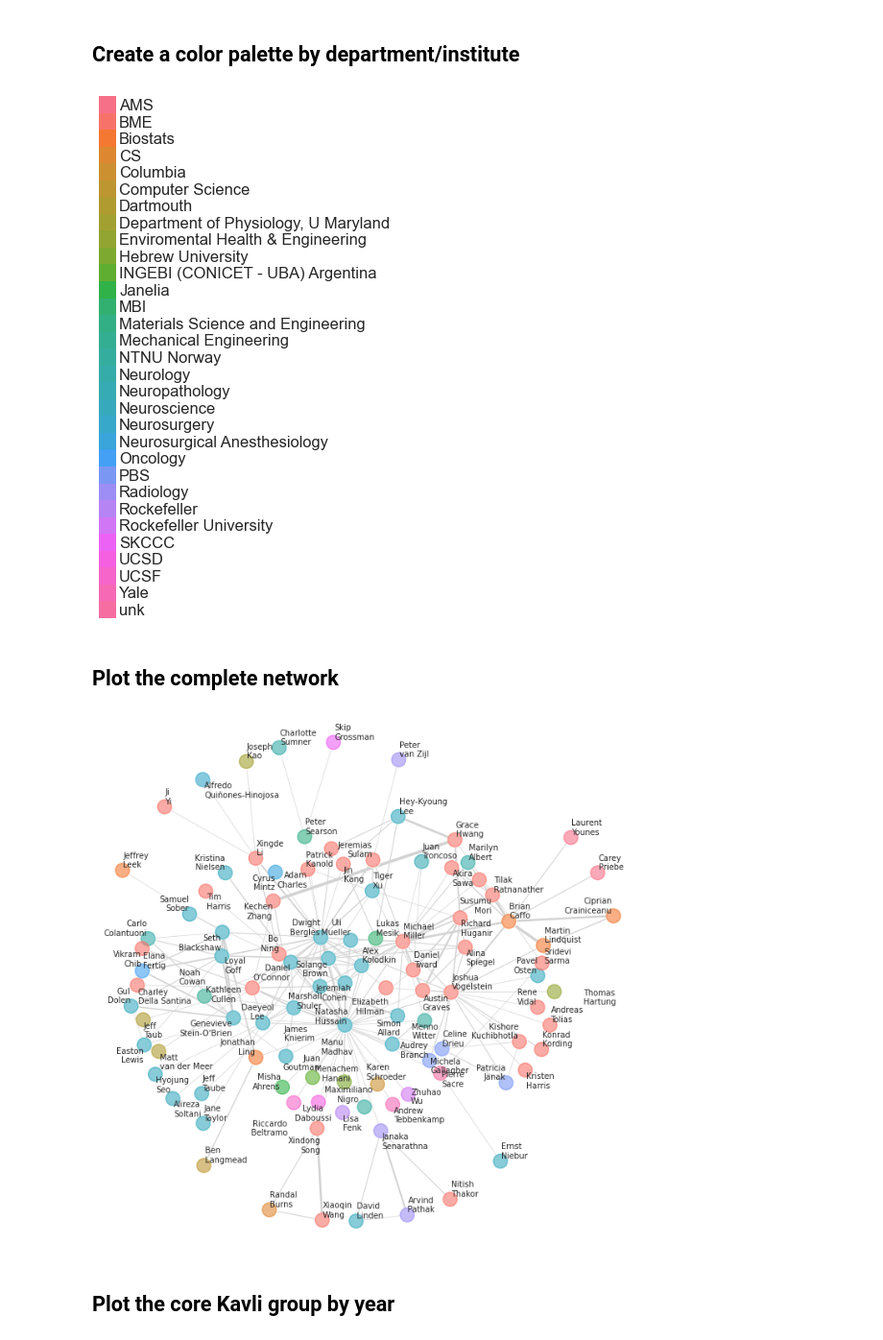
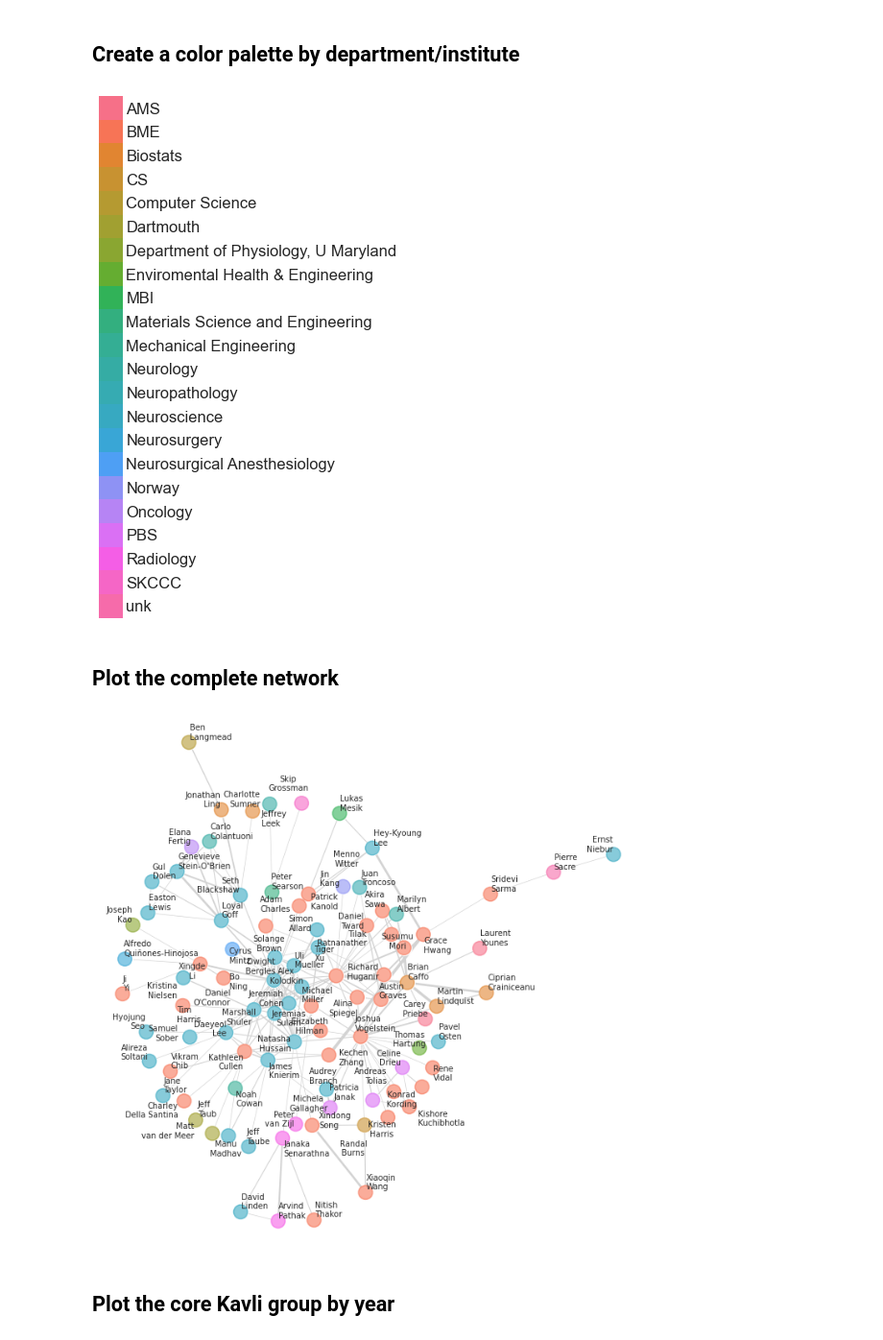
Before and after one commit to neurodata/notebooks, a Jupyter notebook: _notebooks/2021-03-18-kavli.ipynb, the cells around one changed output. Shown at 96% size. Saved outputs shown, nothing was run; the diff lists cells and outputs as text; code cells hidden in the pictures.

```diff
--- a/_notebooks/2021-03-18-kavli.ipynb
+++ b/_notebooks/2021-03-18-kavli.ipynb
@@ -57,7 +56,7 @@ def flatten_muligraph(multigraph, filter_edge_type=None):
 
 
 # load the data
-data_loc = "sandbox/data/kavli/Kavli Interconnections 2021.xlsx"
+data_loc = "sandbox/data/kavli/Kavli Interconnections 2021 new.xlsx"
 data = pd.read_excel(data_loc)
 data["source"] = list(data["source_first"] + " " + data["source_last"])
 data["target"] = list(data["target_first"] + " " + data["target_last"])
@@ -92,6 +91,7 @@ Ignoring bad edges:
 # %%
 # collapse
 edges = edges[~edges.index.isin(bad_edges.index)]
+edges = edges[edges["type"] != "Seminar"]
 
 mg = nx.from_pandas_edgelist(
     edges, edge_attr=["type", "ternal", "start", "end"], create_using=nx.MultiGraph
@@ -138,7 +138,7 @@ sns.set_context("talk")
 palplot(palette)
 stashfig("palette")
 # %% [output]
-[figure, old version]
+[figure, new version]
 # %% [markdown]
  ## Plot the complete network
 # %%
@@ -202,35 +202,35 @@ def layoutplot(
     if label_nodes:
         texts = []
         for node in nodes.index:
             node_pos = pos[node]
             split = node.split(" ")
             name = split[0] + "\n"
             name += node[len(split[0]) + 1 :]
             text = ax.text(
                 node_pos[0],
                 node_pos[1],
                 name,
                 ha="center",
                 va="center",
                 fontname="DejaVu Sans",
             )
             # text.set_bbox(dict(facecolor="white", alpha=0.3, edgecolor="white"))
             texts.append(text)
         if adjust:
-            adjust_text(texts, expand_text=(1, 1), lim=100, avoid_self=False)
+            adjust_text(texts, expand_text=(1.03, 1.1), lim=200, avoid_self=False)
 
     ax.axis("off")
 
     return ax
 
 
 sns.set_context("talk", font_scale=0.55)
 fig, ax = plt.subplots(1, 1, figsize=(12, 12))
 pos = nx.kamada_kawai_layout(g, weight=None)
 layoutplot(g, pos, nodes, ax=ax, **layoutplot_kws)
 stashfig("kavli-all")
 # %% [output]
-[figure, old version]
+[figure, new version]
 # %% [markdown]
  ## Plot the core Kavli group by year
 # %%
```
Also changed, not shown: parts of 4 cells of this notebook.
